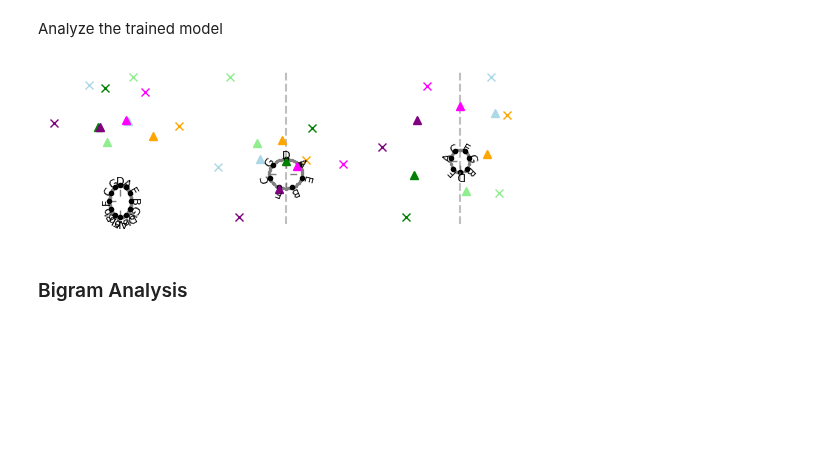
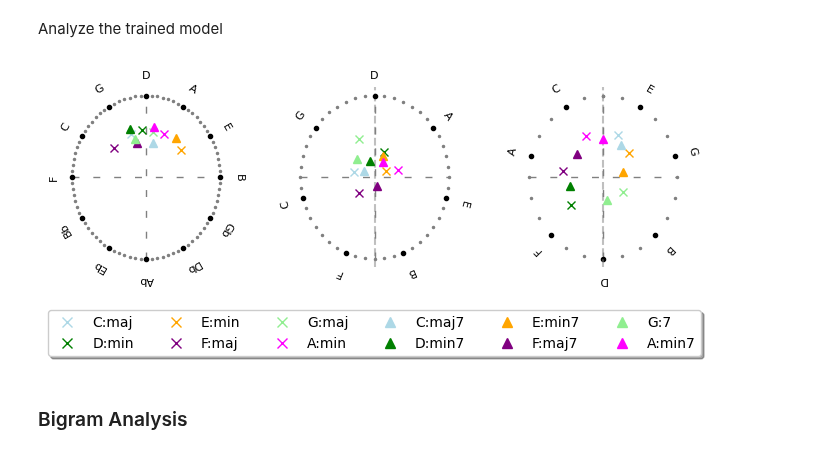
Before and after one commit to Maushax-jpg/chord-recognition, a Jupyter notebook: cpss.ipynb, the cells around one changed output. Saved outputs shown, nothing was run; the diff lists cells and outputs as text; code cells hidden in the pictures; blank space fills up the shorter version.

```diff
--- a/cpss.ipynb
+++ b/cpss.ipynb
@@ -199,29 +199,44 @@ Sevenths: WCSR=75.0% , Q=45.4%
 Analyze the trained model
 # %%
 import mir_eval
-classifier = pitchspace.CPSS_Classifier("/home/max/ET-TI/Masterarbeit/chord-recognition/models/cpss/cpss_sevenths_dcp.npy",alphabet="sevenths")
+import pitchspace
+import utils
+import matplotlib.pyplot as plt
 
+classifier = pitchspace.CPSS_Classifier("/home/max/ET-TI/Masterarbeit/chord-recognition/models/cpss/cpss_sevenths.npy",alphabet="sevenths")
+
+
+from matplotlib.lines import Line2D
+from matplotlib.patches import Patch
+
+legend_elements = []
 def getColor(chordlabel):
     colors = ["lightblue","blue", "green", "red", "orange", "purple", "grey", "lightgreen","brown", "magenta", "teal","cyan","white"]
     root,_,_ = mir_eval.chord.encode(chordlabel)
     return colors[root]
 
 key_index = 0
 # chordmodel in the key of C
-fig,ax =plt.subplots(1,3,figsize=(6,2))
+fig,ax =plt.subplots(1,3,figsize=(8,7/3))
 utils.plotCircleF(ax[0])
 utils.plotCircleFR(ax[1],pitch_class_index=key_index)
 utils.plotCircleTR(ax[2],pitch_class_index=key_index)
 marker="x" # triads
 for i,x in enumerate(classifier._model[key_index]):
     if i == 6:
         marker="^" # tetrads
     color = getColor(classifier._labels[x._index])
     ax[0].plot(x._mu[0],x._mu[1],marker=marker,color=color)
     ax[1].plot(x._mu[2],x._mu[3],marker=marker,color=color)
     ax[2].plot(x._mu[4],x._mu[5],marker=marker,color=color)
+    legend_elements.append(Line2D([], [], marker=marker,linestyle='None', color=color, label=classifier._labels[x._index],
+                     markersize=7))
+ax[1].legend(handles=legend_elements,loc='upper center', bbox_to_anchor=(0.5, -0.2),
+          fancybox=True, shadow=True, ncol=6,facecolor="white")
+plt.subplots_adjust(wspace=0.3)
+fig.savefig("../latex/figures/cpss_model_c_means.png",bbox_inches='tight')
 # %% [output]
-[figure, old version]
+[figure, new version]
 # %% [markdown]
 ### Bigram Analysis
 # %%
```
Also changed, not shown: 1 other file.
